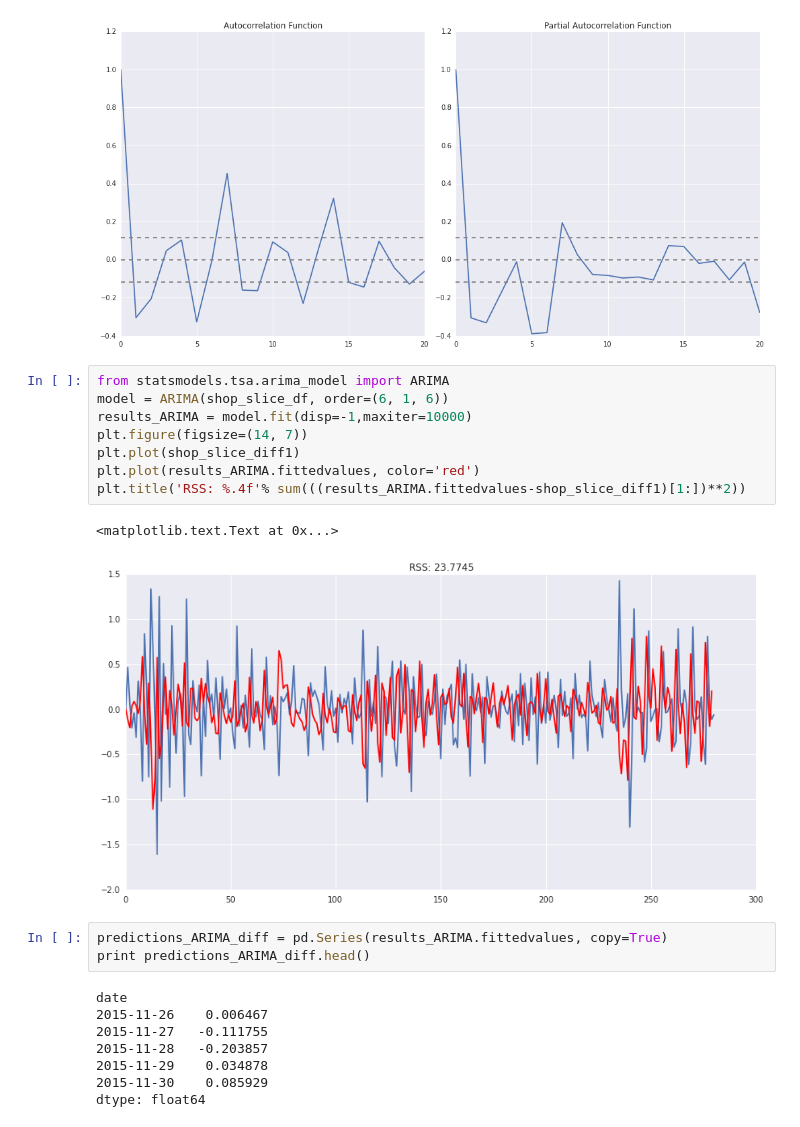
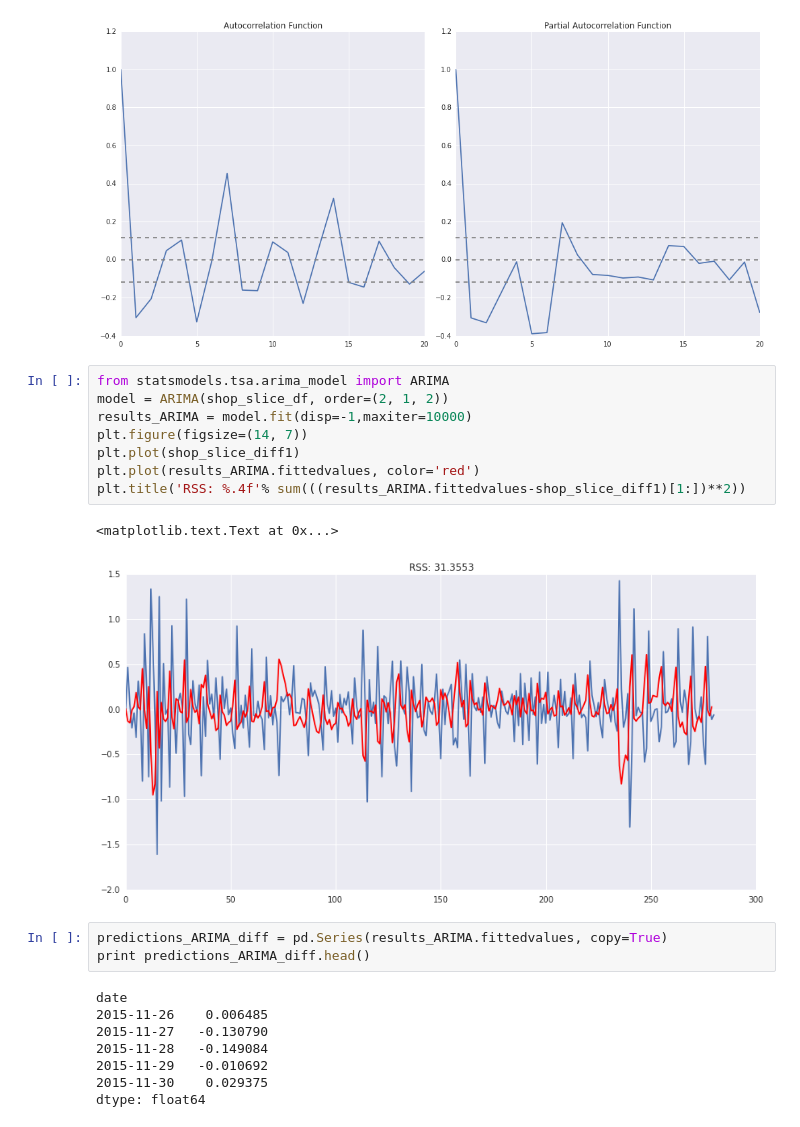
Before and after one commit to LuyiTian/tianchi2017, a Jupyter notebook: play_data/play_data_ipy.ipynb, the cells around one changed output. Saved outputs shown, nothing was run; the diff lists cells and outputs as text.

```diff
--- a/play_data/play_data_ipy.ipynb
+++ b/play_data/play_data_ipy.ipynb
@@ -186,25 +177,25 @@ plt.tight_layout()
 [figure]
 # %%
 from statsmodels.tsa.arima_model import ARIMA
-model = ARIMA(shop_slice_df, order=(6, 1, 6))
+model = ARIMA(shop_slice_df, order=(2, 1, 2))
 results_ARIMA = model.fit(disp=-1,maxiter=10000)
 plt.figure(figsize=(14, 7))
 plt.plot(shop_slice_diff1)
 plt.plot(results_ARIMA.fittedvalues, color='red')
 plt.title('RSS: %.4f'% sum(((results_ARIMA.fittedvalues-shop_slice_diff1)[1:])**2))
 # %% [output]
 <matplotlib.text.Text at 0x...>
-[figure, old version]
+[figure, new version]
 # %%
 predictions_ARIMA_diff = pd.Series(results_ARIMA.fittedvalues, copy=True)
 print predictions_ARIMA_diff.head()
 # %% [output]
 date
-2015-11-26    0.006467
-2015-11-27   -0.111755
-2015-11-28   -0.203857
-2015-11-29    0.034878
-2015-11-30    0.085929
+2015-11-26    0.006485
+2015-11-27   -0.130790
+2015-11-28   -0.149084
+2015-11-29   -0.010692
+2015-11-30    0.029375
 dtype: float64
 # %%
 predictions_ARIMA_diff_cumsum = predictions_ARIMA_diff.cumsum()
```
Also changed, not shown: parts of 8 cells of this notebook, 1 other file.
